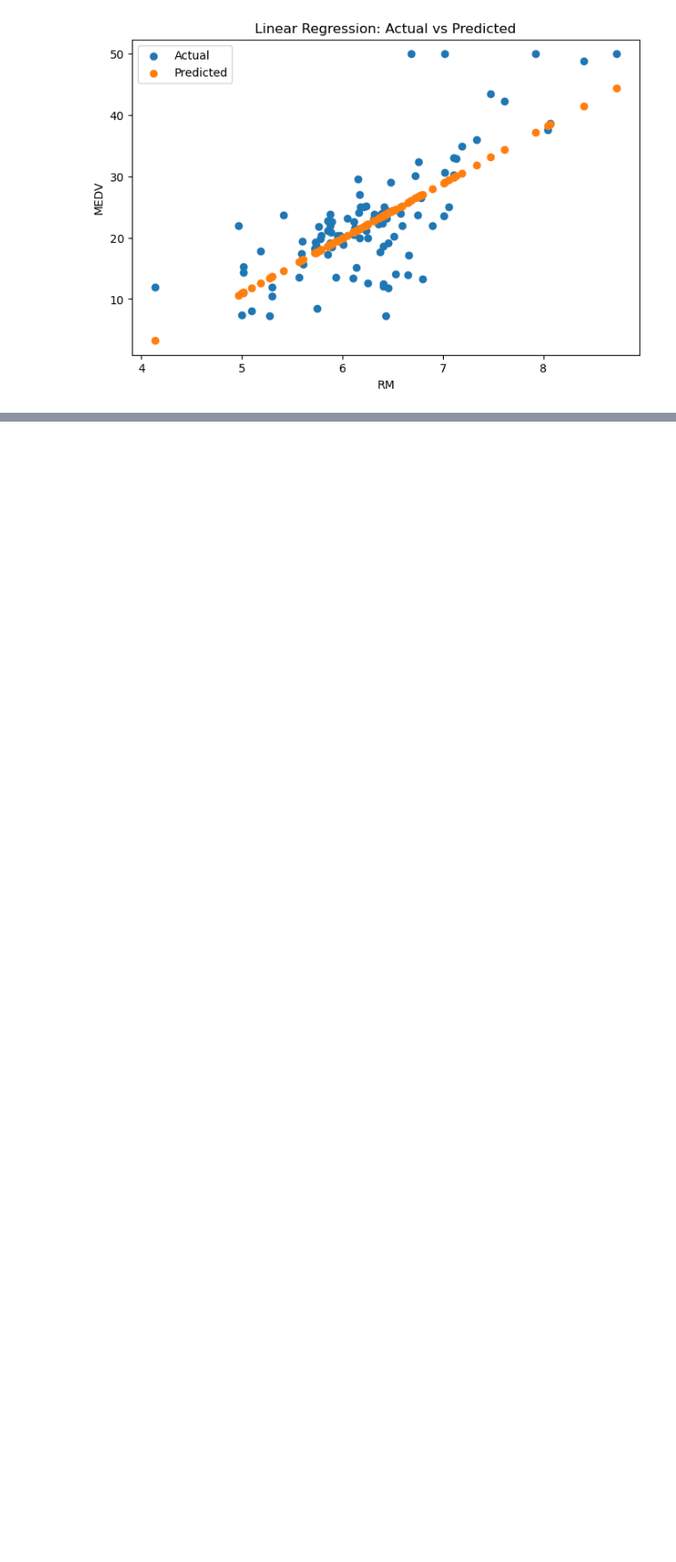
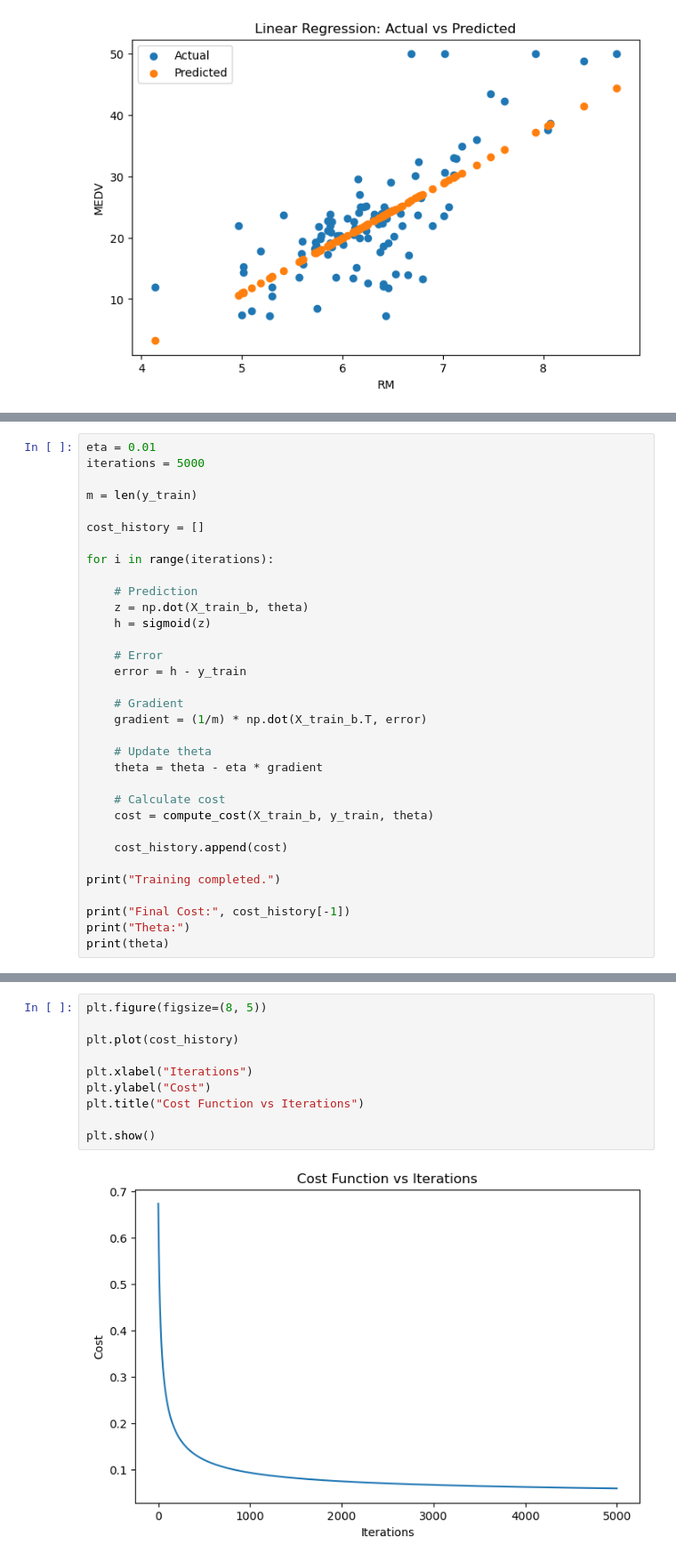
Before and after one commit to SonuPriyanshuok146/DailyPracticeProblem, a Jupyter notebook: MLLab/Lab2_Regression/lab2_Regression.ipynb, the cells around one changed output, grey strips where cells are left out. Shown at 89% size. Drawn from its saved outputs; the diff is of its cells as text; blank space fills up the shorter version.

```diff
--- a/MLLab/Lab2_Regression/lab2_Regression.ipynb
+++ b/MLLab/Lab2_Regression/lab2_Regression.ipynb
@@ -260,0 +710,33 @@ plt.show()
+# %%
+eta = 0.01
+iterations = 5000
+
+m = len(y_train)
+
+cost_history = []
+
+for i in range(iterations):
+
+    # Prediction
+    z = np.dot(X_train_b, theta)
+    h = sigmoid(z)
+
+    # Error
+    error = h - y_train
+
+    # Gradient
+    gradient = (1/m) * np.dot(X_train_b.T, error)
+
+    # Update theta
+    theta = theta - eta * gradient
+
+    # Calculate cost
+    cost = compute_cost(X_train_b, y_train, theta)
+
+    cost_history.append(cost)
+
+print("Training completed.")
+
+print("Final Cost:", cost_history[-1])
+print("Theta:")
+print(theta)
@@ -260,0 +755,12 @@ plt.show()
+# %%
+plt.figure(figsize=(8, 5))
+
+plt.plot(cost_history)
+
+plt.xlabel("Iterations")
+plt.ylabel("Cost")
+plt.title("Cost Function vs Iterations")
+
+plt.show()
+# %% [output]
+[figure, added]
```
Also changed, not shown: parts of 83 cells of this notebook, 1 other file.
